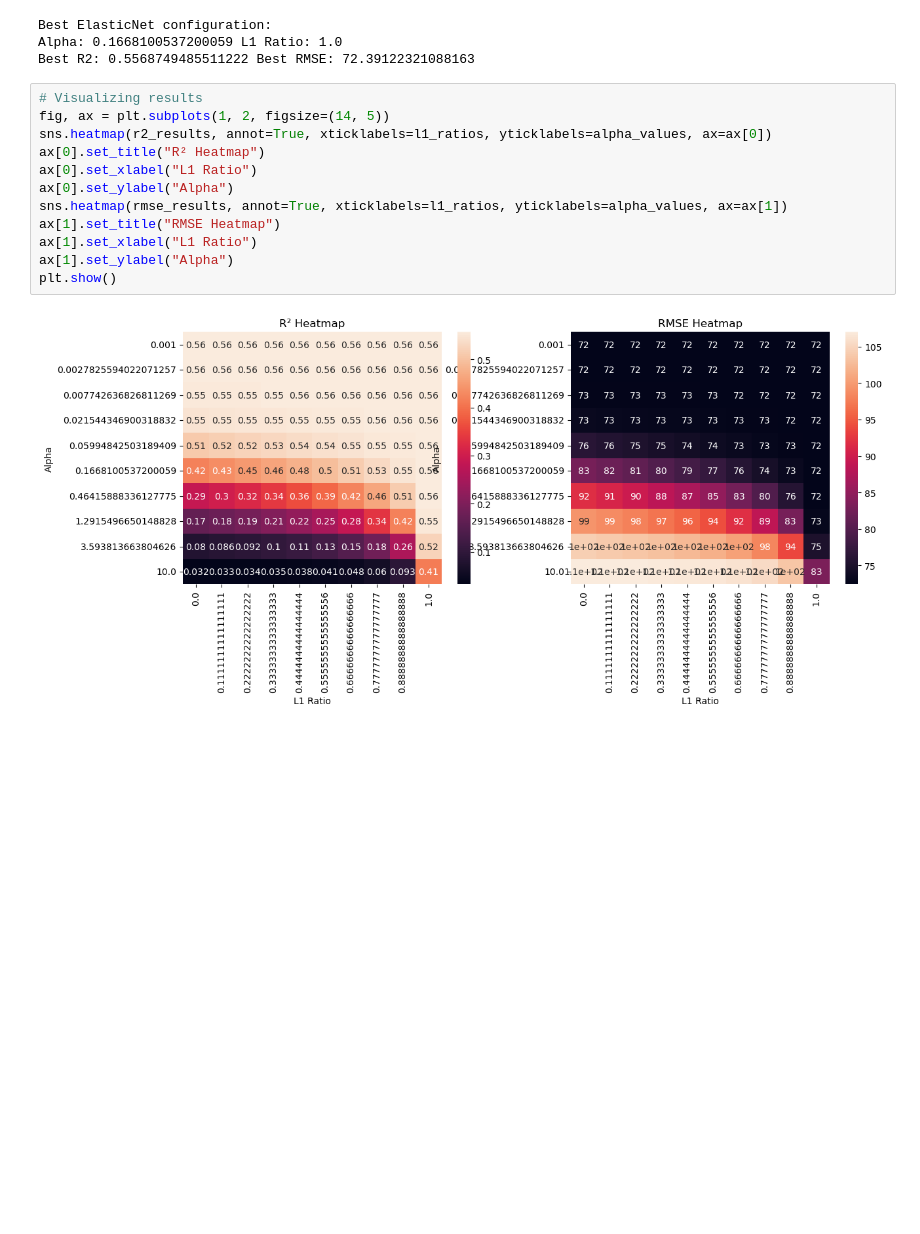
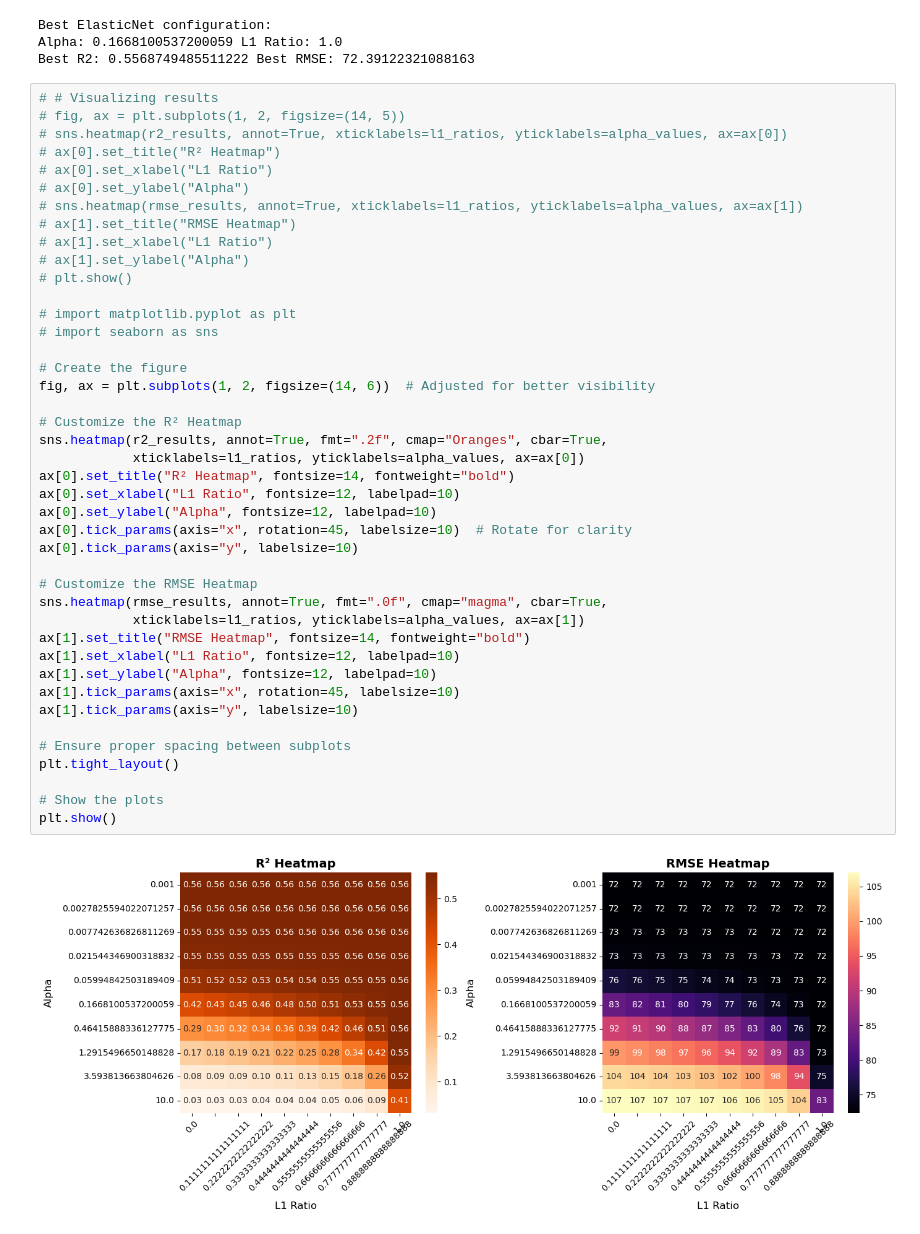
Before and after one commit to Dane0331/BINF5507, a Jupyter notebook: Assignment2/Scripts/main.ipynb, the cells around one changed output. Saved outputs shown, nothing was run; the diff lists cells and outputs as text; blank space fills up the shorter version.

```diff
--- a/Assignment2/Scripts/main.ipynb
+++ b/Assignment2/Scripts/main.ipynb
@@ -134,20 +134,50 @@ print("Best R2:", best_r2, "Best RMSE:", best_rmse)
 Best ElasticNet configuration:
 Alpha: 0.1668100537200059 L1 Ratio: 1.0
 Best R2: 0.5568749485511222 Best RMSE: 72.39122321088163
-# %%
-# Visualizing results
-fig, ax = plt.subplots(1, 2, figsize=(14, 5))
-sns.heatmap(r2_results, annot=True, xticklabels=l1_ratios, yticklabels=alpha_values, ax=ax[0])
-ax[0].set_title("R² Heatmap")
-ax[0].set_xlabel("L1 Ratio")
-ax[0].set_ylabel("Alpha")
-sns.heatmap(rmse_results, annot=True, xticklabels=l1_ratios, yticklabels=alpha_values, ax=ax[1])
-ax[1].set_title("RMSE Heatmap")
-ax[1].set_xlabel("L1 Ratio")
-ax[1].set_ylabel("Alpha")
-plt.show()
-# %% [output]
-[figure, removed]
+# %%
+# # Visualizing results
+# fig, ax = plt.subplots(1, 2, figsize=(14, 5))
+# sns.heatmap(r2_results, annot=True, xticklabels=l1_ratios, yticklabels=alpha_values, ax=ax[0])
+# ax[0].set_title("R² Heatmap")
+# ax[0].set_xlabel("L1 Ratio")
+# ax[0].set_ylabel("Alpha")
+# sns.heatmap(rmse_results, annot=True, xticklabels=l1_ratios, yticklabels=alpha_values, ax=ax[1])
+# ax[1].set_title("RMSE Heatmap")
+# ax[1].set_xlabel("L1 Ratio")
+# ax[1].set_ylabel("Alpha")
+# plt.show()
+
+# import matplotlib.pyplot as plt
+# import seaborn as sns
+
+# Create the figure
+fig, ax = plt.subplots(1, 2, figsize=(14, 6))  # Adjusted for better visibility
+
+# Customize the R² Heatmap
+sns.heatmap(r2_results, annot=True, fmt=".2f", cmap="Oranges", cbar=True,
+            xticklabels=l1_ratios, yticklabels=alpha_values, ax=ax[0])
+ax[0].set_title("R² Heatmap", fontsize=14, fontweight="bold")
+ax[0].set_xlabel("L1 Ratio", fontsize=12, labelpad=10)
+ax[0].set_ylabel("Alpha", fontsize=12, labelpad=10)
+ax[0].tick_params(axis="x", rotation=45, labelsize=10)  # Rotate for clarity
+ax[0].tick_params(axis="y", labelsize=10)
+
+# Customize the RMSE Heatmap
+sns.heatmap(rmse_results, annot=True, fmt=".0f", cmap="magma", cbar=True,
+            xticklabels=l1_ratios, yticklabels=alpha_values, ax=ax[1])
+ax[1].set_title("RMSE Heatmap", fontsize=14, fontweight="bold")
+ax[1].set_xlabel("L1 Ratio", fontsize=12, labelpad=10)
+ax[1].set_ylabel("Alpha", fontsize=12, labelpad=10)
+ax[1].tick_params(axis="x", rotation=45, labelsize=10)
+ax[1].tick_params(axis="y", labelsize=10)
+
+# Ensure proper spacing between subplots
+plt.tight_layout()
+
+# Show the plots
+plt.show()
+# %% [output]
+[figure, added]
 # %%
 # Classification Model - Logistic Regression & KNN
 param_grid = [{'penalty': ['l1'], 'solver': ['liblinear']}, {'penalty': ['l2'], 'solver': ['lbfgs']}]
```
Also changed, not shown: parts of 2 cells of this notebook.
